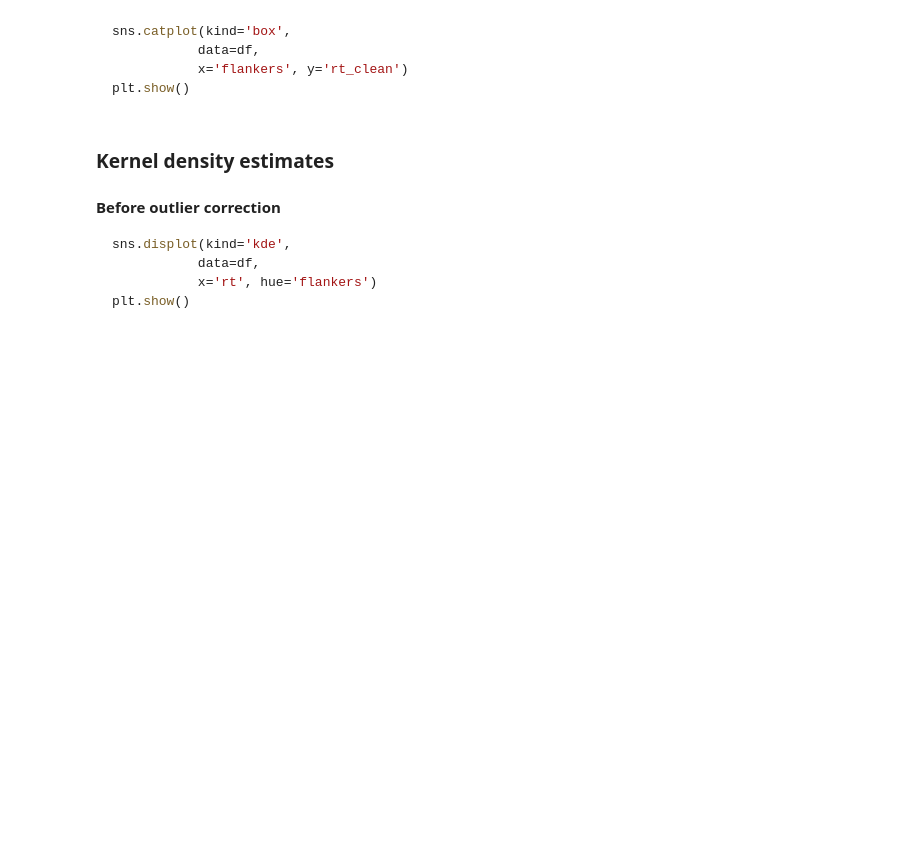
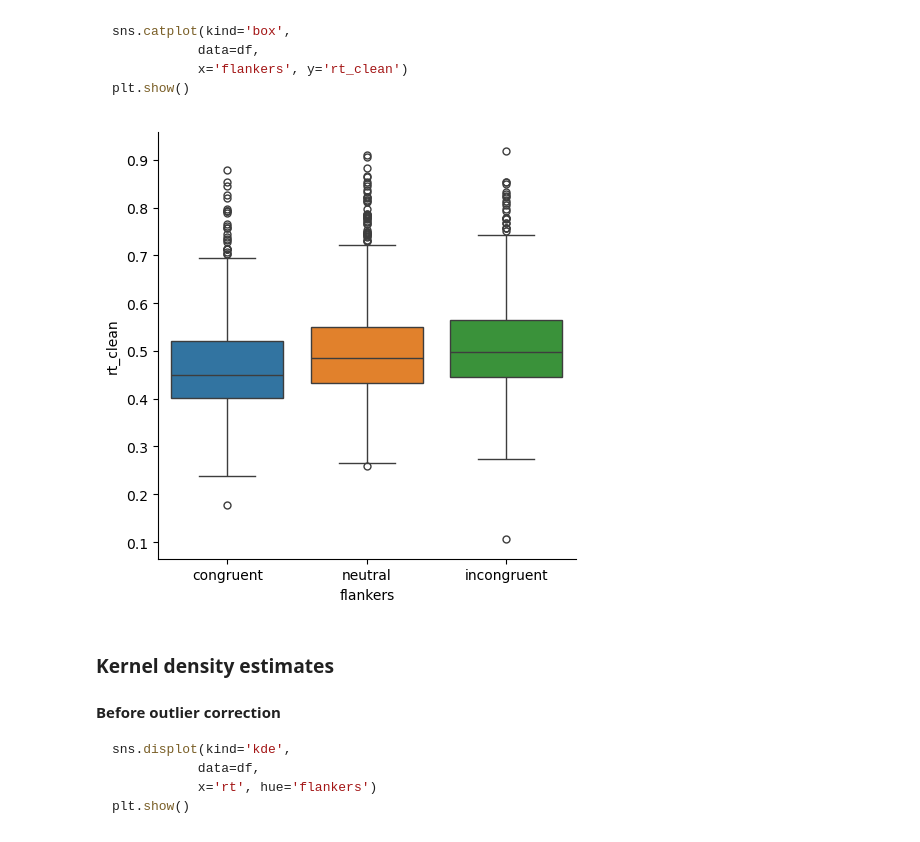
Before and after one commit to mohabdelaziz-CNS/Exploratory-Data-Analysis, a Jupyter notebook: 2 - data_cleaning.ipynb, the cells around one changed output. Drawn from its saved outputs; the diff is of its cells as text; code cells hidden in the pictures; blank space fills up the shorter version.

Commit message:
EDA lesson 02 - Data cleaning (part 02)

```diff
--- a/2 - data_cleaning.ipynb
+++ b/2 - data_cleaning.ipynb
@@ -645,3 +708,6 @@ Now let's split by participant and apply the *z* transform to the split data. Pa
 df['rt_z'] = df.groupby('participant')['rt'].transform(stats.zscore)
 df.sample(12)
 ~~~
+# %%
+df['rt_z'] = df.groupby('participant')['rt'].transform(stats.zscore)
+df.sample(17)
@@ -659,3 +744,6 @@ But actually, doing the above computes the mean across all trials for each parti
 df['rt_mean'] = df[np.abs(df['rt_z']) <= z_thresh].groupby('participant')['rt'].transform(np.mean)
 df.head()
 ~~~
+# %%
+df['rt_mean'] = df[np.abs(df['rt_z']) <= z_thresh].groupby('participant')['rt'].transform(np.mean)
+df.head()
@@ -680,3 +800,8 @@ df['rt_mean'] = df.groupby('participant')['rt_mean'].transform(lambda x: x.filln
 # Check by again printing a sample of outlier rows
 df[df['rt_z'] > z_thresh].sample(10)
 ~~~
+# %%
+df['rt_mean'] = df.groupby('participant')['rt_mean'].transform(lambda x: x.fillna(np.nanmean(x)))
+
+# Check again by printing a sample of outliers rows
+df[df['rt_z'] > z_thresh].sample(10)
@@ -697,3 +834,9 @@ df['rt_clean'] = np.where(np.abs(df['rt_z']) > z_thresh,
 
 df.sample(10)
 ~~~
+# %%
+df['rt_clean'] = np.where(np.abs(df['rt_z']) > z_thresh,
+                          df['rt_mean'],
+                          df['rt'])
+
+df.sample(10)
@@ -737,6 +920,13 @@ sns.catplot(kind='box',
            x='flankers', y='rt_clean')
 plt.show()
 ~~~
+# %%
+sns.catplot(kind = 'box', hue='flankers',
+            data = df,
+            x = 'flankers', y = 'rt_clean')
+plt.show()
+# %% [output]
+[figure, added]
 # %% [markdown]
 ### Kernel density estimates
 
```
Also changed, not shown: parts of 20 cells of this notebook.
